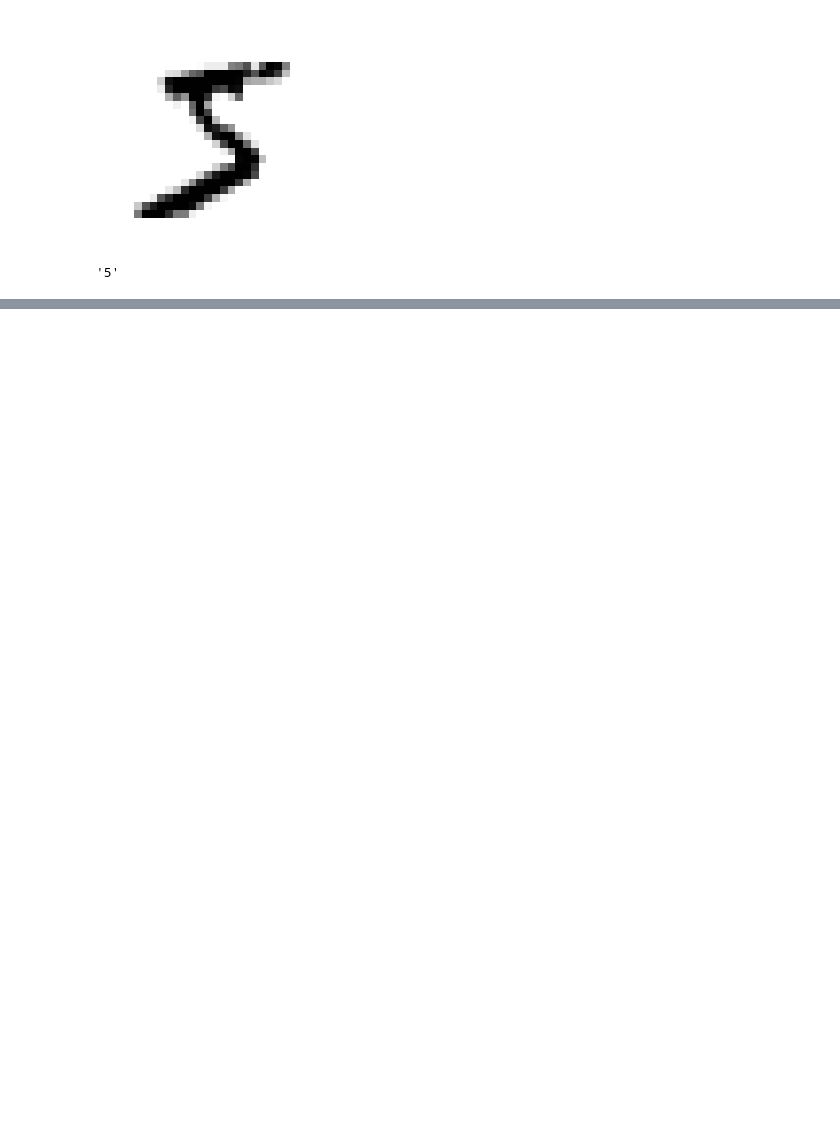
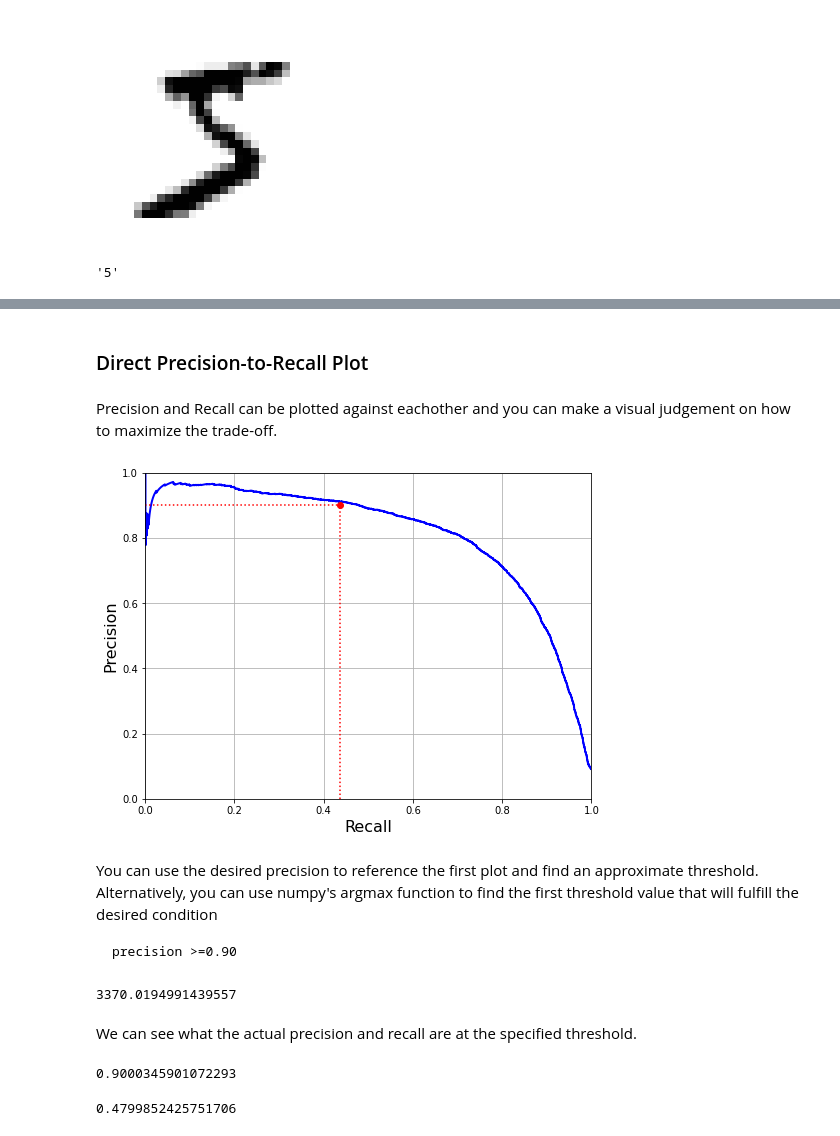
Before and after one commit to mattjperez/hands-on-ml, a Jupyter notebook: 03_classification.ipynb, the cells around one changed output, grey strips where cells are left out. Cells and saved outputs as stored; diff of their text form; code cells hidden in the pictures; blank space fills up the shorter version.

````diff
--- a/03_classification.ipynb
+++ b/03_classification.ipynb
@@ -67,0 +310,47 @@ X_train, X_test, y_train, y_test = X[:60_000], X[60000:], y[:60000], y[60000:]
+# %% [markdown]
+### Direct Precision-to-Recall Plot
+# %% [markdown]
+Precision and Recall can be plotted against eachother and you can make a visual
+judgement on how to maximize the trade-off.
+# %%
+# Code wasn't shown in book
+
+def plot_precision_vs_recall(precisions, recalls):
+    plt.plot(recalls, precisions, "b-", linewidth=2)
+    plt.xlabel("Recall", fontsize=16)
+    plt.ylabel("Precision", fontsize=16)
+    plt.axis([0, 1, 0, 1])
+    plt.grid(True)
+
+plt.figure(figsize=(8, 6))
+plot_precision_vs_recall(precisions, recalls)
+plt.plot([0.4368, 0.4368], [0., 0.9], "r:")
+plt.plot([0.0, 0.4368], [0.9, 0.9], "r:")
+plt.plot([0.4368], [0.9], "ro")
+plt.show()
+# %% [output]
+[figure, added]
+# %% [markdown]
+You can use the desired precision to reference the first plot and find an approximate threshold. Alternatively, you can use numpy's argmax function to find the first threshold value that will fulfill the desired condition
+
+
+```
+precision >=0.90
+```
+# %%
+threshold_90_precision = thresholds[np.argmax(precisions>=0.90)]
+threshold_90_precision
+# %% [output]
+3370.0194991439557
+# %% [markdown]
+We can see what the actual precision and recall are at the specified threshold.
+# %%
+y_train_pred_90 = (y_scores >= threshold_90_precision)
+
+precision_score(y_train_5, y_train_pred_90)
+# %% [output]
+0.9000345901072293
+# %%
+recall_score(y_train_5, y_train_pred_90)
+# %% [output]
+0.4799852425751706
````
Also changed, not shown: parts of 114 cells of this notebook.
